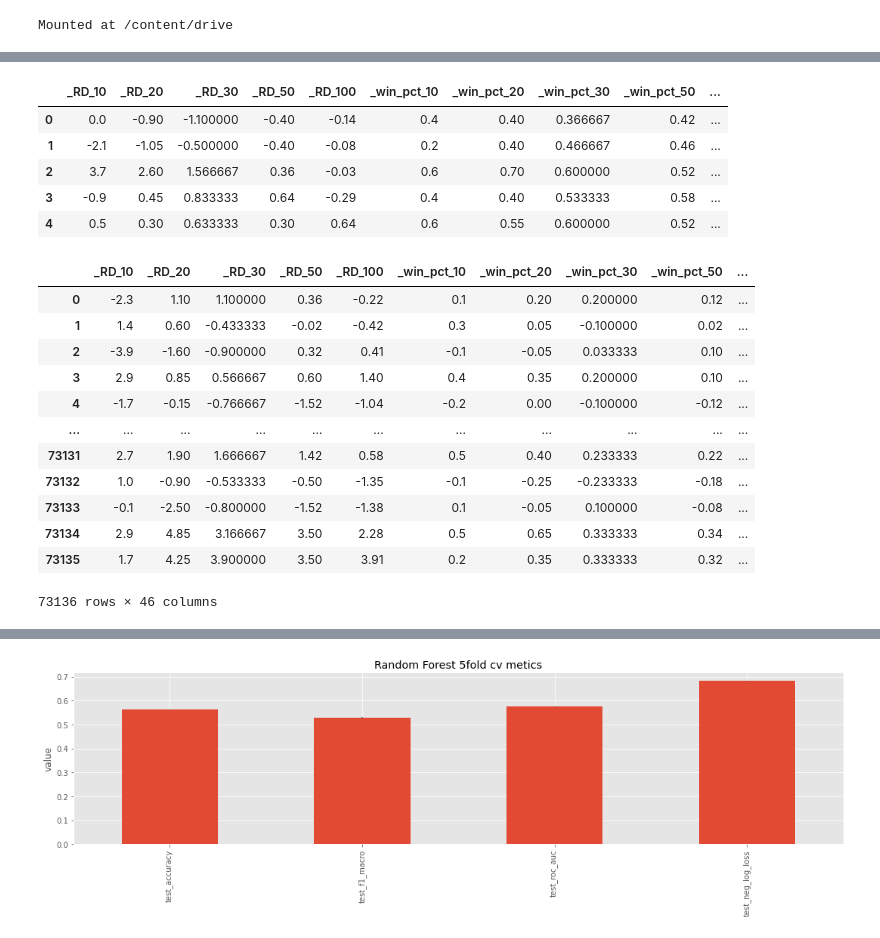
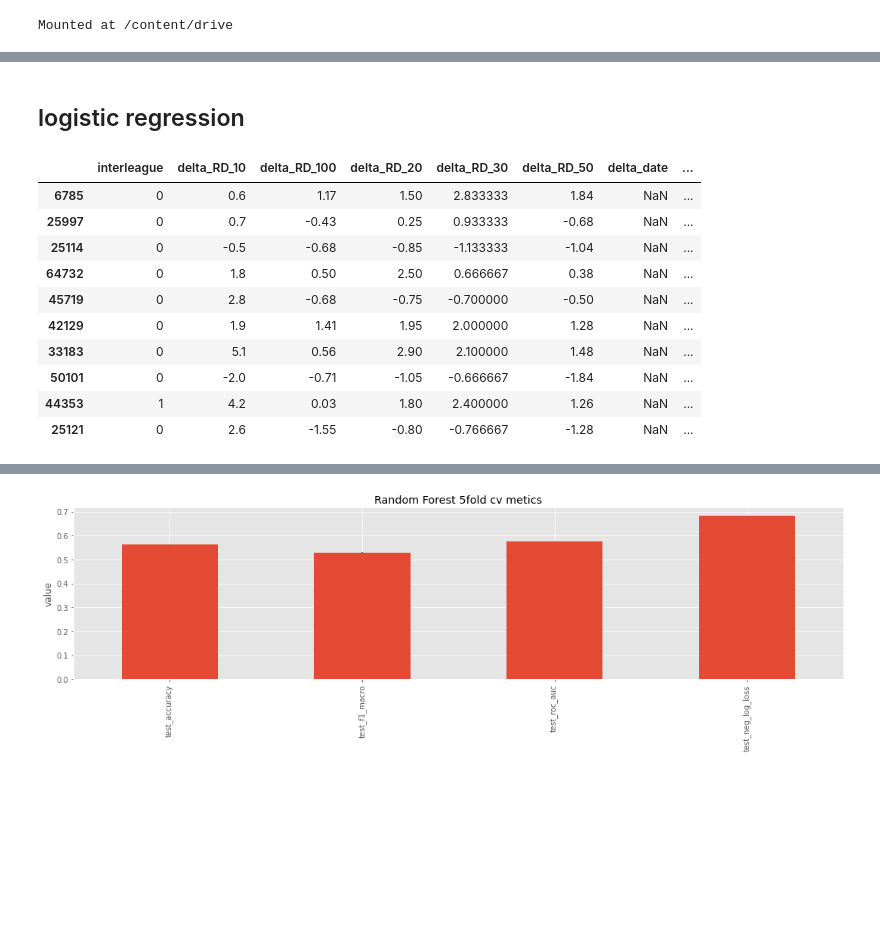
Before and after one commit to lanejere5/mlb, a Jupyter notebook: elo/offline_2022_06_16.ipynb, the cells around one changed output, grey strips where cells are left out. Saved outputs shown, nothing was run; the diff lists cells and outputs as text; code cells hidden in the pictures; blank space fills up the shorter version.

```diff
--- a/elo/offline_2022_06_16.ipynb
+++ b/elo/offline_2022_06_16.ipynb
@@ -29,14 +39,25 @@ X = gl.drop(columns=['RD', 'W', 'game_id', 'date', 'visitor_id', 'home_id', 'dat
+# %% [markdown]
+## logistic regression
 # %%
-X_h = X[[c for c in X.columns if c.startswith('home')]].copy().drop(columns=['home_L'])
+y = gl[['W', 'RD']]
+X_context = gl[['interleague']]
+X_h = gl[[c for c in gl.columns if c.startswith('home')]].copy().drop(columns=['home_L', 'home_id'])
 X_h = X_h.rename(columns={c: c[4:] for c in X_h.columns})
-X_v = X[[c for c in X.columns if c.startswith('visitor')]].copy().drop(columns=['visitor_L'])
+X_v = gl[[c for c in gl.columns if c.startswith('visitor')]].copy().drop(columns=['visitor_L', 'visitor_id'])
 X_v = X_v.rename(columns={c: c[7:] for c in X_v.columns})
+X_teams = (X_h - X_v)
+X_teams = X_teams.rename(columns={c: 'delta' + c for c in X_teams.columns})
+X = pd.concat([X_context, X_teams], axis=1)
+X.sample(10)
+# %% [output]
+|  | interleague | delta_RD_10 | delta_RD_100 | delta_RD_20 | delta_RD_30 | delta_RD_50 | delta_date | ... |
+| 6785 | 0 | 0.6 | 1.17 | 1.50 | 2.833333 | 1.84 | NaN | ... |
+| 25997 | 0 | 0.7 | -0.43 | 0.25 | 0.933333 | -0.68 | NaN | ... |
+| 25114 | 0 | -0.5 | -0.68 | -0.85 | -1.133333 | -1.04 | NaN | ... |
+| 64732 | 0 | 1.8 | 0.50 | 2.50 | 0.666667 | 0.38 | NaN | ... |
+| 45719 | 0 | 2.8 | -0.68 | -0.75 | -0.700000 | -0.50 | NaN | ... |
+| 42129 | 0 | 1.9 | 1.41 | 1.95 | 2.000000 | 1.28 | NaN | ... |
+| 33183 | 0 | 5.1 | 0.56 | 2.90 | 2.100000 | 1.48 | NaN | ... |
+| 50101 | 0 | -2.0 | -0.71 | -1.05 | -0.666667 | -1.84 | NaN | ... |
+| 44353 | 1 | 4.2 | 0.03 | 1.80 | 2.400000 | 1.26 | NaN | ... |
+| 25121 | 0 | 2.6 | -1.55 | -0.80 | -0.766667 | -1.28 | NaN | ... |
-# %%
-X_v.head()
-# %% [output]
-|  | _RD_10 | _RD_20 | _RD_30 | _RD_50 | _RD_100 | _win_pct_10 | _win_pct_20 | _win_pct_30 | _win_pct_50 | ... |
-| 0 | 0.0 | -0.90 | -1.100000 | -0.40 | -0.14 | 0.4 | 0.40 | 0.366667 | 0.42 | ... |
-| 1 | -2.1 | -1.05 | -0.500000 | -0.40 | -0.08 | 0.2 | 0.40 | 0.466667 | 0.46 | ... |
-| 2 | 3.7 | 2.60 | 1.566667 | 0.36 | -0.03 | 0.6 | 0.70 | 0.600000 | 0.52 | ... |
-| 3 | -0.9 | 0.45 | 0.833333 | 0.64 | -0.29 | 0.4 | 0.40 | 0.533333 | 0.58 | ... |
-| 4 | 0.5 | 0.30 | 0.633333 | 0.30 | 0.64 | 0.6 | 0.55 | 0.600000 | 0.52 | ... |
@@ -45,16 +63,0 @@ X_d = X_h - X_v
-# %%
-X_d
-# %% [output]
-|  | _RD_10 | _RD_20 | _RD_30 | _RD_50 | _RD_100 | _win_pct_10 | _win_pct_20 | _win_pct_30 | _win_pct_50 | ... |
-| 0 | -2.3 | 1.10 | 1.100000 | 0.36 | -0.22 | 0.1 | 0.20 | 0.200000 | 0.12 | ... |
-| 1 | 1.4 | 0.60 | -0.433333 | -0.02 | -0.42 | 0.3 | 0.05 | -0.100000 | 0.02 | ... |
-| 2 | -3.9 | -1.60 | -0.900000 | 0.32 | 0.41 | -0.1 | -0.05 | 0.033333 | 0.10 | ... |
-| 3 | 2.9 | 0.85 | 0.566667 | 0.60 | 1.40 | 0.4 | 0.35 | 0.200000 | 0.10 | ... |
-| 4 | -1.7 | -0.15 | -0.766667 | -1.52 | -1.04 | -0.2 | 0.00 | -0.100000 | -0.12 | ... |
-| ... | ... | ... | ... | ... | ... | ... | ... | ... | ... | ... |
-| 73131 | 2.7 | 1.90 | 1.666667 | 1.42 | 0.58 | 0.5 | 0.40 | 0.233333 | 0.22 | ... |
-| 73132 | 1.0 | -0.90 | -0.533333 | -0.50 | -1.35 | -0.1 | -0.25 | -0.233333 | -0.18 | ... |
-| 73133 | -0.1 | -2.50 | -0.800000 | -1.52 | -1.38 | 0.1 | -0.05 | 0.100000 | -0.08 | ... |
-| 73134 | 2.9 | 4.85 | 3.166667 | 3.50 | 2.28 | 0.5 | 0.65 | 0.333333 | 0.34 | ... |
-| 73135 | 1.7 | 4.25 | 3.900000 | 3.50 | 3.91 | 0.2 | 0.35 | 0.333333 | 0.32 | ... |
-73136 rows × 46 columns
```
Also changed, not shown: parts of 14 cells of this notebook.
